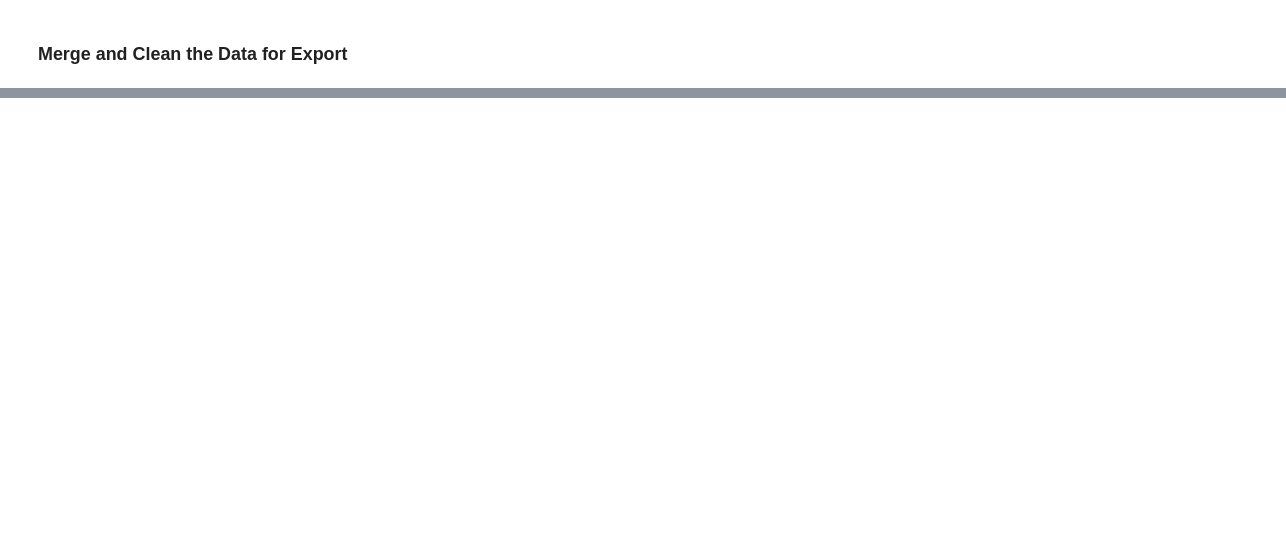
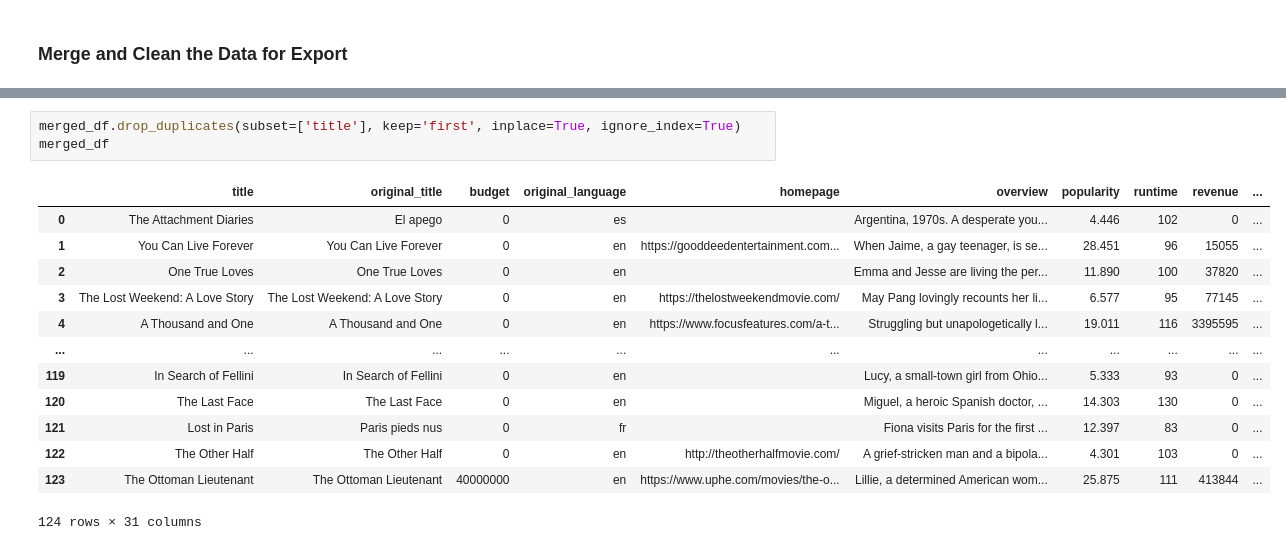
Before and after one commit to EricaYanoshak/data-sourcing-challenge, a Jupyter notebook: M6_Starter_Code/retrieve_movie_data.ipynb, the cells around one changed output, grey strips where cells are left out. Drawn from its saved outputs; the diff is of its cells as text; blank space fills up the shorter version.

```diff
--- a/M6_Starter_Code/retrieve_movie_data.ipynb
+++ b/M6_Starter_Code/retrieve_movie_data.ipynb
@@ -323,0 +401,17 @@ Kedi,’ Rekindling a ‘Love of Life not found.
+# %%
+merged_df.drop_duplicates(subset=['title'], keep='first', inplace=True, ignore_index=True)
+merged_df
+# %% [output]
+|  | title | original_title | budget | original_language | homepage | overview | popularity | runtime | revenue | ... |
+| 0 | The Attachment Diaries | El apego | 0 | es |  | Argentina, 1970s. A desperate you... | 4.446 | 102 | 0 | ... |
+| 1 | You Can Live Forever | You Can Live Forever | 0 | en | https://gooddeedentertainment.com... | When Jaime, a gay teenager, is se... | 28.451 | 96 | 15055 | ... |
+| 2 | One True Loves | One True Loves | 0 | en |  | Emma and Jesse are living the per... | 11.890 | 100 | 37820 | ... |
+| 3 | The Lost Weekend: A Love Story | The Lost Weekend: A Love Story | 0 | en | https://thelostweekendmovie.com/ | May Pang lovingly recounts her li... | 6.577 | 95 | 77145 | ... |
+| 4 | A Thousand and One | A Thousand and One | 0 | en | https://www.focusfeatures.com/a-t... | Struggling but unapologetically l... | 19.011 | 116 | 3395595 | ... |
+| ... | ... | ... | ... | ... | ... | ... | ... | ... | ... | ... |
+| 119 | In Search of Fellini | In Search of Fellini | 0 | en |  | Lucy, a small-town girl from Ohio... | 5.333 | 93 | 0 | ... |
+| 120 | The Last Face | The Last Face | 0 | en |  | Miguel, a heroic Spanish doctor, ... | 14.303 | 130 | 0 | ... |
+| 121 | Lost in Paris | Paris pieds nus | 0 | fr |  | Fiona visits Paris for the first ... | 12.397 | 83 | 0 | ... |
+| 122 | The Other Half | The Other Half | 0 | en | http://theotherhalfmovie.com/ | A grief-stricken man and a bipola... | 4.301 | 103 | 0 | ... |
+| 123 | The Ottoman Lieutenant | The Ottoman Lieutenant | 40000000 | en | https://www.uphe.com/movies/the-o... | Lillie, a determined American wom... | 25.875 | 111 | 413844 | ... |
+124 rows × 31 columns
```
Also changed, not shown: parts of 18 cells of this notebook, 5 other files.
